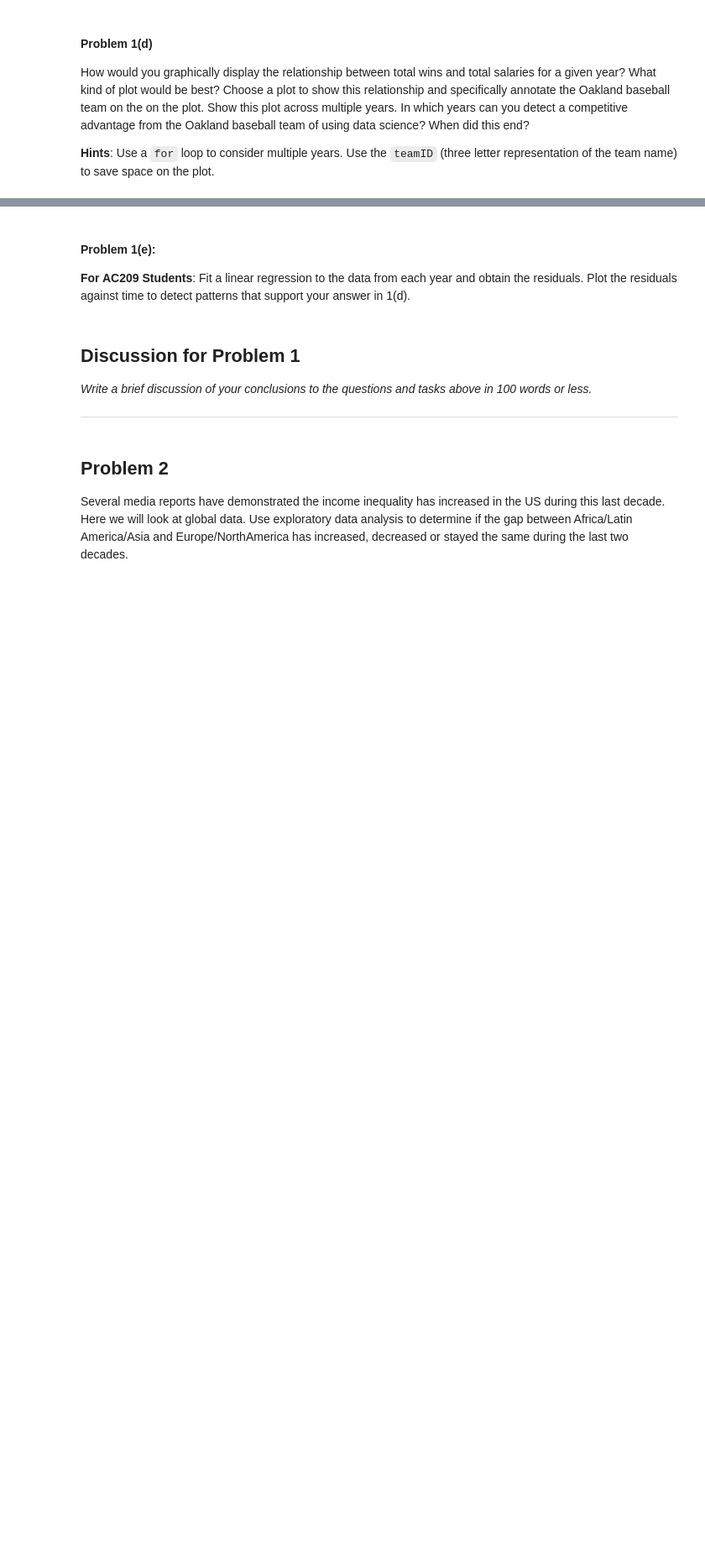
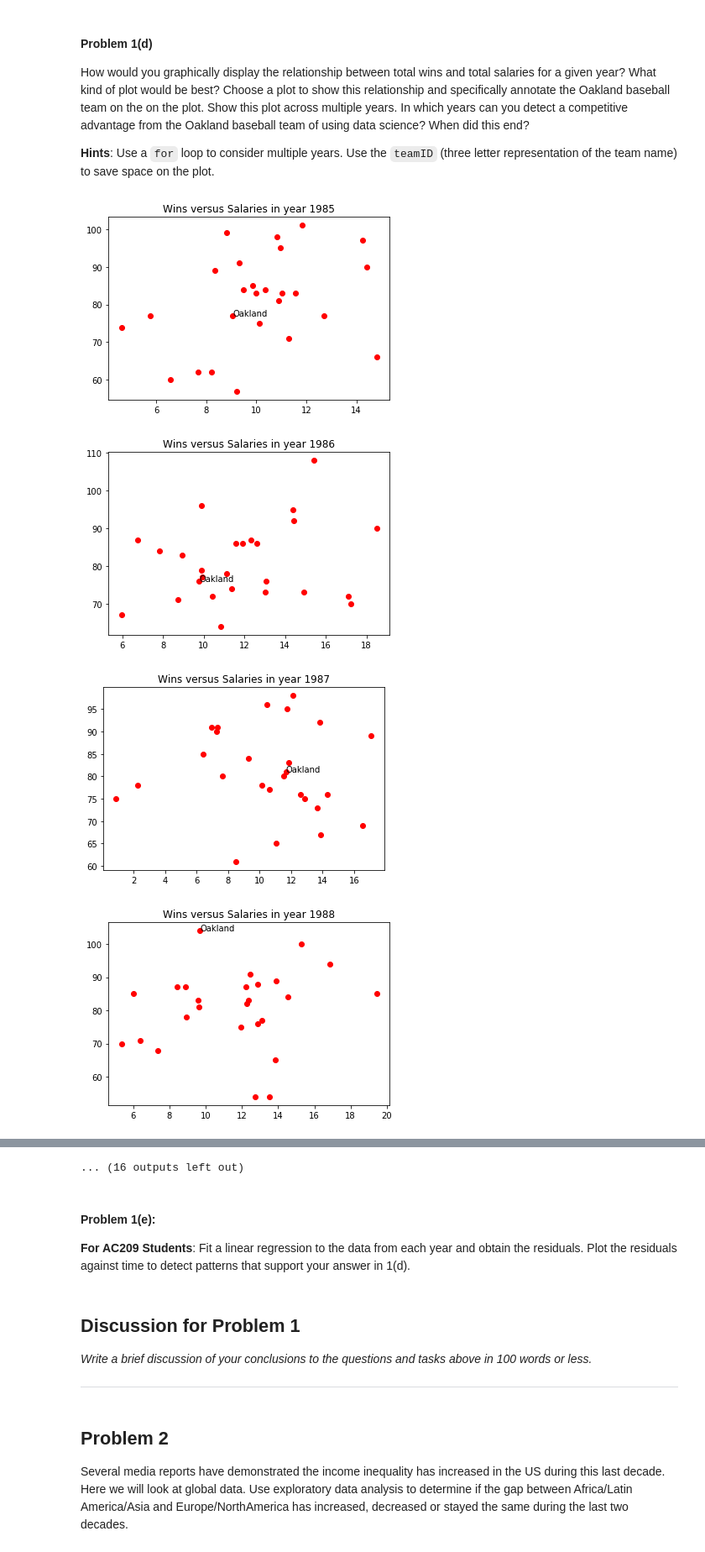
Before and after one commit to kumaramit228/2014, a Jupyter notebook: homework/HW1.ipynb, the cells around one changed output, grey strips where cells are left out. Shown at 84% size. Saved outputs shown, nothing was run; the diff lists cells and outputs as text; code cells hidden in the pictures; blank space fills up the shorter version.

```diff
--- a/homework/HW1.ipynb
+++ b/homework/HW1.ipynb
@@ -116,0 +123,18 @@ How would you graphically display the relationship between total wins and total
+# %%
+#your code here
+for y in range(1985,2013):
+    teamOAK=teams[(teams.yearID==y) & (teams.teamID=='OAK')]
+    #plt.figure(figsize=(10,8));
+    plt.xlabel='Salary in Millions';
+    plt.ylabel='No of matches Won';
+    plt.title('Wins versus Salaries in year ' + str(y))
+    plt.scatter(teams['salary'][teams['yearID']==y]/1e6, teams['W'][teams['yearID']==y],c='red' );
+    plt.annotate('Oakland',xy=(teamOAK['salary']/1e6,teamOAK['W']));
+   # plt.xlabel?
+    plt.show();
+    #plt.annotate
+# %% [output]
+[figure, added]
+[figure, added]
+[figure, added]
+[figure, added]
@@ -117,3 +149,4 @@ How would you graphically display the relationship between total wins and total
+... (16 outputs left out)
 # %% [markdown]
 #### Problem 1(e):
 
```
Also changed, not shown: parts of 3 cells of this notebook, 1 other file.
